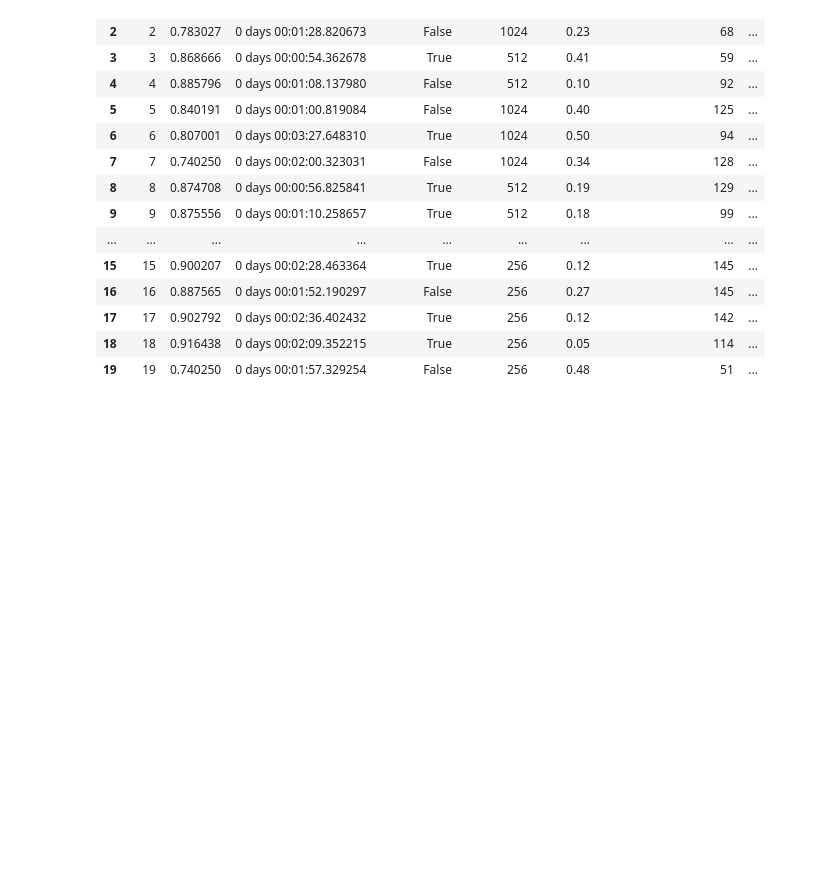
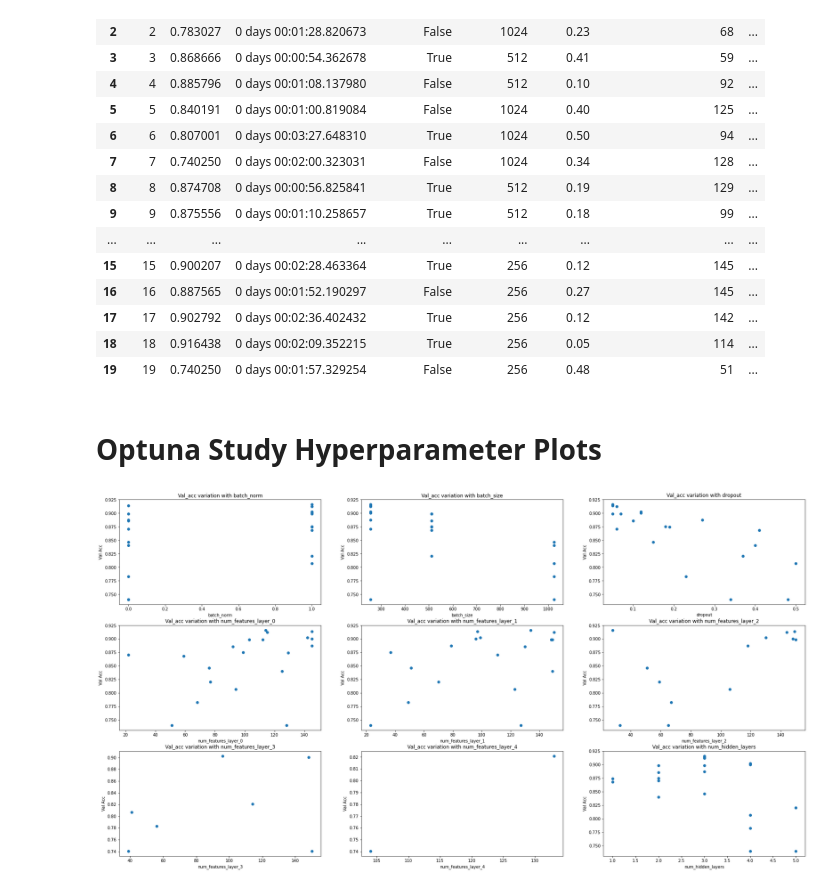
Before and after one commit to GilbertoCunha/LHC-VLQ-Classifier, a Jupyter notebook: VLQs/Classifier.ipynb, the cells around one changed output. Cells and saved outputs as stored; diff of their text form; code cells hidden in the pictures; blank space fills up the shorter version.

Commit message:
add hyperparameter study plots

```diff
--- a/VLQs/Classifier.ipynb
+++ b/VLQs/Classifier.ipynb
@@ -284,3 +285,16 @@ study_df
 | 17 | 17 | 0.902792 | 0 days 00:02:36.402432 | True | 256 | 0.12 | 142 | ... |
 | 18 | 18 | 0.916438 | 0 days 00:02:09.352215 | True | 256 | 0.05 | 114 | ... |
 | 19 | 19 | 0.740250 | 0 days 00:01:57.329254 | False | 256 | 0.48 | 51 | ... |
+# %% [markdown]
+# Optuna Study Hyperparameter Plots
+# %%
+fig, axs = plt.subplots(3, 3, figsize=(30, 16))
+
+for i, column in enumerate(study_df.drop(["trial", "val_acc", "duration", "state"], axis=1)):
+    row, col = i // 3, i % 3
+    axs[row, col].set_title(f"Val_acc variation with {column}")
+    axs[row, col].scatter(study_df[column].values, study_df["val_acc"].values)
+    axs[row, col].set_xlabel(column)
+    axs[row, col].set_ylabel("Val Acc")
+# %% [output]
+[figure, added]
```
Also changed, not shown: parts of 1 cell of this notebook, 1 other file.
